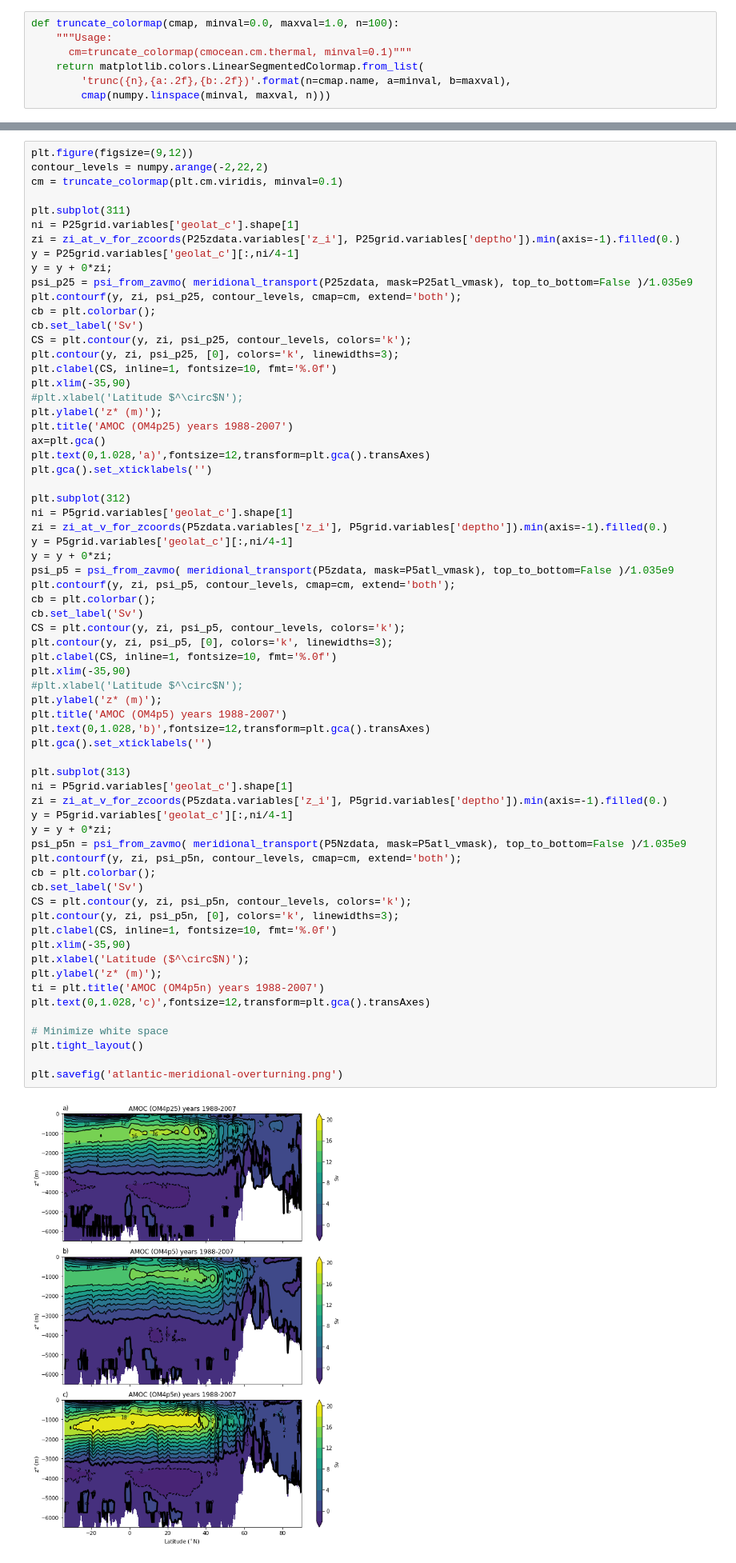
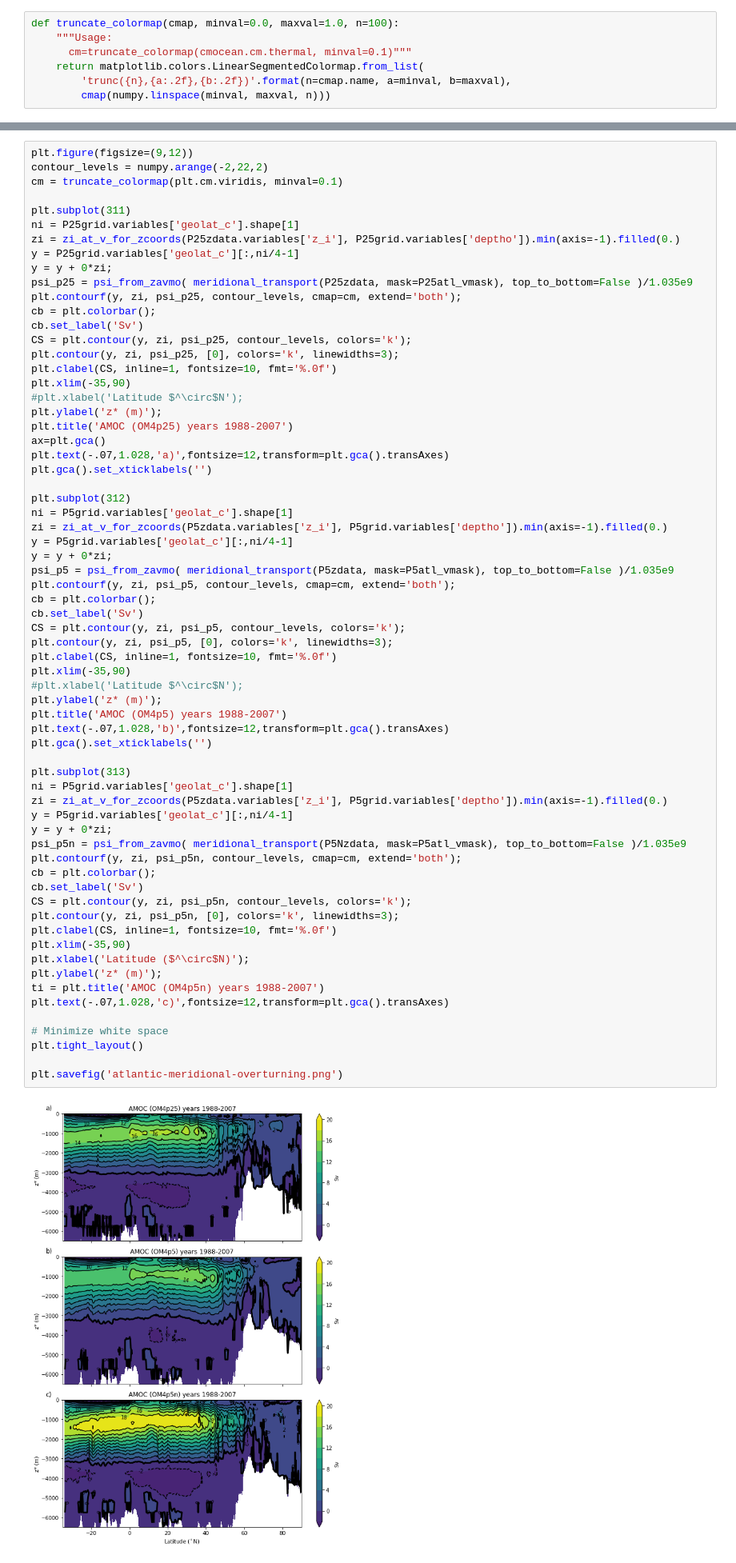
Before and after one commit to NOAA-GFDL/OM4-figures, a Jupyter notebook: atlantic-meridional-overturning.ipynb, the cells around one changed output, grey strips where cells are left out. Shown: that part at 80% size. Saved outputs shown, nothing was run; the diff lists cells and outputs as text.

Commit message:
Move figure labesl in AMOC plot

```diff
--- a/atlantic-meridional-overturning.ipynb
+++ b/atlantic-meridional-overturning.ipynb
@@ -120,7 +120,7 @@ plt.xlim(-35,90)
 plt.ylabel('z* (m)');
 plt.title('AMOC (OM4p25) years 1988-2007')
 ax=plt.gca()
-plt.text(0,1.028,'a)',fontsize=12,transform=plt.gca().transAxes)
+plt.text(-.07,1.028,'a)',fontsize=12,transform=plt.gca().transAxes)
 plt.gca().set_xticklabels('')
 
 plt.subplot(312)
@@ -136,33 +136,33 @@ CS = plt.contour(y, zi, psi_p5, contour_levels, colors='k');
 plt.contour(y, zi, psi_p5, [0], colors='k', linewidths=3);
 plt.clabel(CS, inline=1, fontsize=10, fmt='%.0f')
 plt.xlim(-35,90)
 #plt.xlabel('Latitude $^\circ$N');
 plt.ylabel('z* (m)');
 plt.title('AMOC (OM4p5) years 1988-2007')
-plt.text(0,1.028,'b)',fontsize=12,transform=plt.gca().transAxes)
+plt.text(-.07,1.028,'b)',fontsize=12,transform=plt.gca().transAxes)
 plt.gca().set_xticklabels('')
 
 plt.subplot(313)
 ni = P5grid.variables['geolat_c'].shape[1]
 zi = zi_at_v_for_zcoords(P5zdata.variables['z_i'], P5grid.variables['deptho']).min(axis=-1).filled(0.)
 y = P5grid.variables['geolat_c'][:,ni/4-1]
 y = y + 0*zi;
 psi_p5n = psi_from_zavmo( meridional_transport(P5Nzdata, mask=P5atl_vmask), top_to_bottom=False )/1.035e9
 plt.contourf(y, zi, psi_p5n, contour_levels, cmap=cm, extend='both');
 cb = plt.colorbar();
 cb.set_label('Sv')
 CS = plt.contour(y, zi, psi_p5n, contour_levels, colors='k');
 plt.contour(y, zi, psi_p5n, [0], colors='k', linewidths=3);
 plt.clabel(CS, inline=1, fontsize=10, fmt='%.0f')
 plt.xlim(-35,90)
 plt.xlabel('Latitude ($^\circ$N)');
 plt.ylabel('z* (m)');
 ti = plt.title('AMOC (OM4p5n) years 1988-2007')
-plt.text(0,1.028,'c)',fontsize=12,transform=plt.gca().transAxes)
+plt.text(-.07,1.028,'c)',fontsize=12,transform=plt.gca().transAxes)
 
 # Minimize white space
 plt.tight_layout()
 
 plt.savefig('atlantic-meridional-overturning.png')
 # %% [output]
-[figure, old version]
+[figure, new version]
```
Also changed, not shown: 1 other file.
